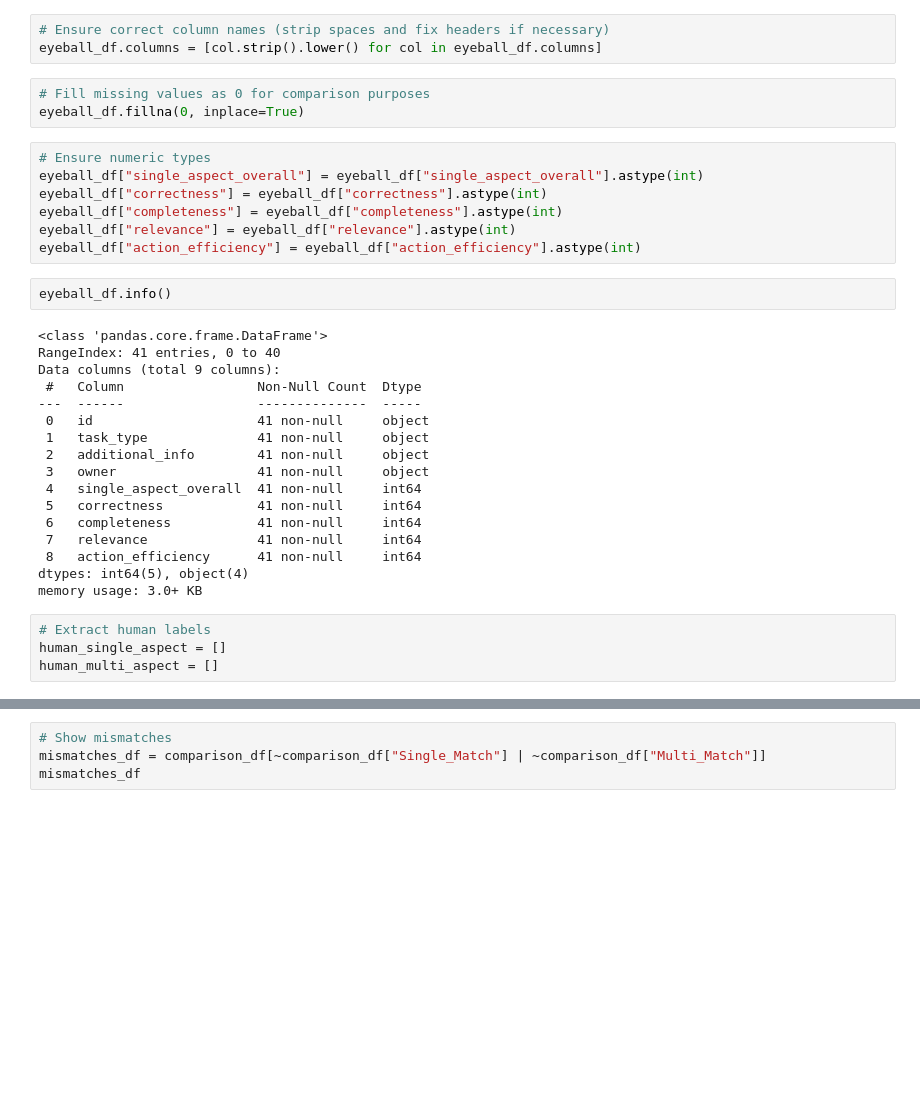
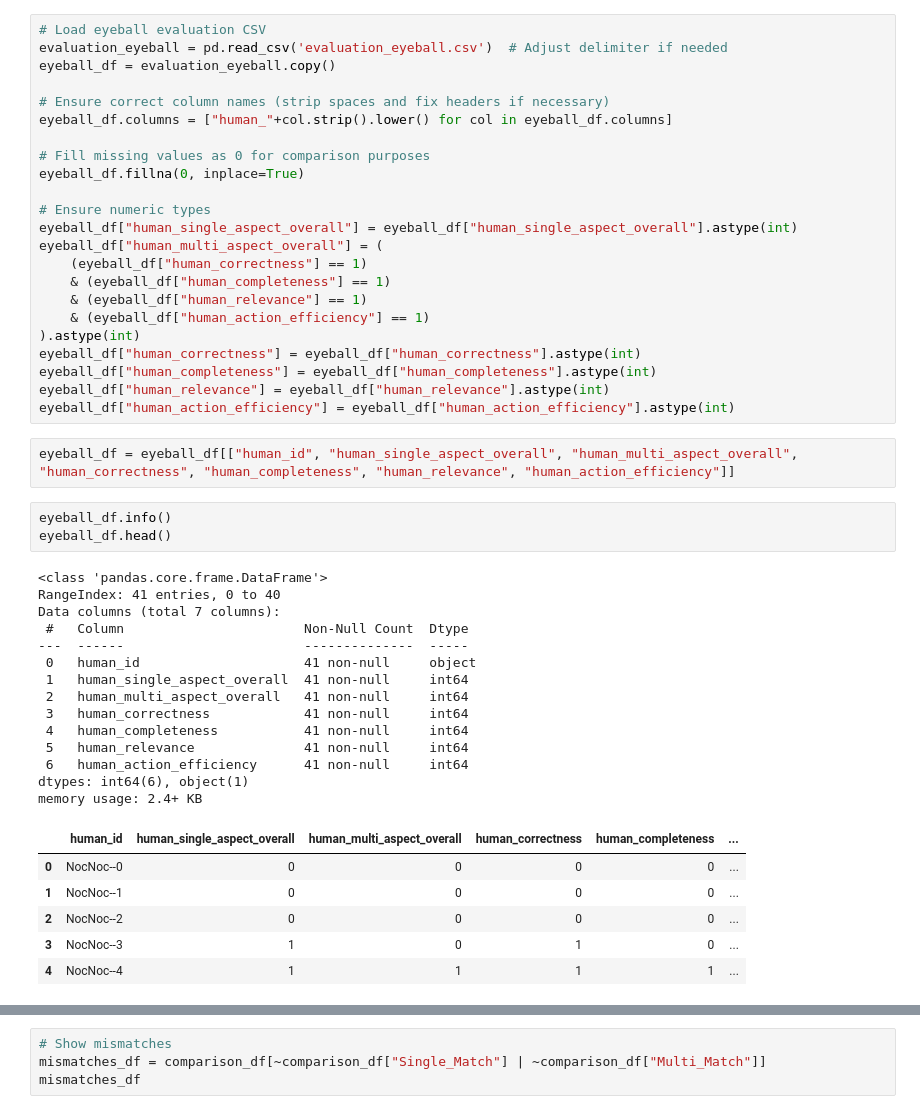
Before and after one commit to yoaperm/WebVoyager, a Jupyter notebook: evaluation/evaluation_report.ipynb, the cells around one changed output, grey strips where cells are left out. Cells and saved outputs as stored; diff of their text form; blank space fills up the shorter version.

```diff
--- a/evaluation/evaluation_report.ipynb
+++ b/evaluation/evaluation_report.ipynb
@@ -6,36 +5,49 @@ eyeball_df = pd.read_csv('evaluation_eyeball.csv')  # Adjust delimiter if needed
-# %%
-# Ensure correct column names (strip spaces and fix headers if necessary)
-eyeball_df.columns = [col.strip().lower() for col in eyeball_df.columns]
-# %%
-# Fill missing values as 0 for comparison purposes
-eyeball_df.fillna(0, inplace=True)
-# %%
-# Ensure numeric types
-eyeball_df["single_aspect_overall"] = eyeball_df["single_aspect_overall"].astype(int)
-eyeball_df["correctness"] = eyeball_df["correctness"].astype(int)
-eyeball_df["completeness"] = eyeball_df["completeness"].astype(int)
-eyeball_df["relevance"] = eyeball_df["relevance"].astype(int)
-eyeball_df["action_efficiency"] = eyeball_df["action_efficiency"].astype(int)
+# %%
+# Load eyeball evaluation CSV
+evaluation_eyeball = pd.read_csv('evaluation_eyeball.csv')  # Adjust delimiter if needed
+eyeball_df = evaluation_eyeball.copy()
+
+# Ensure correct column names (strip spaces and fix headers if necessary)
+eyeball_df.columns = ["human_"+col.strip().lower() for col in eyeball_df.columns]
+
+# Fill missing values as 0 for comparison purposes
+eyeball_df.fillna(0, inplace=True)
+
+# Ensure numeric types
+eyeball_df["human_single_aspect_overall"] = eyeball_df["human_single_aspect_overall"].astype(int)
+eyeball_df["human_multi_aspect_overall"] = (
+    (eyeball_df["human_correctness"] == 1)
+    & (eyeball_df["human_completeness"] == 1)
+    & (eyeball_df["human_relevance"] == 1)
+    & (eyeball_df["human_action_efficiency"] == 1)
+).astype(int)
+eyeball_df["human_correctness"] = eyeball_df["human_correctness"].astype(int)
+eyeball_df["human_completeness"] = eyeball_df["human_completeness"].astype(int)
+eyeball_df["human_relevance"] = eyeball_df["human_relevance"].astype(int)
+eyeball_df["human_action_efficiency"] = eyeball_df["human_action_efficiency"].astype(int)
+# %%
+eyeball_df = eyeball_df[["human_id", "human_single_aspect_overall", "human_multi_aspect_overall", "human_correctness", "human_completeness", "human_relevance", "human_action_efficiency"]]
 # %%
 eyeball_df.info()
+eyeball_df.head()
 # %% [output]
 <class 'pandas.core.frame.DataFrame'>
 RangeIndex: 41 entries, 0 to 40
-Data columns (total 9 columns):
- #   Column                 Non-Null Count  Dtype
----  ------                 --------------  -----
- 0   id                     41 non-null     object
- 1   task_type              41 non-null     object
- 2   additional_info        41 non-null     object
- 3   owner                  41 non-null     object
- 4   single_aspect_overall  41 non-null     int64
- 5   correctness            41 non-null     int64
- 6   completeness           41 non-null     int64
- 7   relevance              41 non-null     int64
- 8   action_efficiency      41 non-null     int64
-dtypes: int64(5), object(4)
-memory usage: 3.0+ KB
+Data columns (total 7 columns):
+ #   Column                       Non-Null Count  Dtype
+---  ------                       --------------  -----
+ 0   human_id                     41 non-null     object
+ 1   human_single_aspect_overall  41 non-null     int64
+ 2   human_multi_aspect_overall   41 non-null     int64
+ 3   human_correctness            41 non-null     int64
+ 4   human_completeness           41 non-null     int64
+ 5   human_relevance              41 non-null     int64
+ 6   human_action_efficiency      41 non-null     int64
+dtypes: int64(6), object(1)
+memory usage: 2.4+ KB
+|  | human_id | human_single_aspect_overall | human_multi_aspect_overall | human_correctness | human_completeness | ... |
+| 0 | NocNoc--0 | 0 | 0 | 0 | 0 | ... |
+| 1 | NocNoc--1 | 0 | 0 | 0 | 0 | ... |
+| 2 | NocNoc--2 | 0 | 0 | 0 | 0 | ... |
+| 3 | NocNoc--3 | 1 | 0 | 1 | 0 | ... |
+| 4 | NocNoc--4 | 1 | 1 | 1 | 1 | ... |
-# %%
-# Extract human labels
-human_single_aspect = []
-human_multi_aspect = []
```
Also changed, not shown: parts of 17 cells of this notebook.
